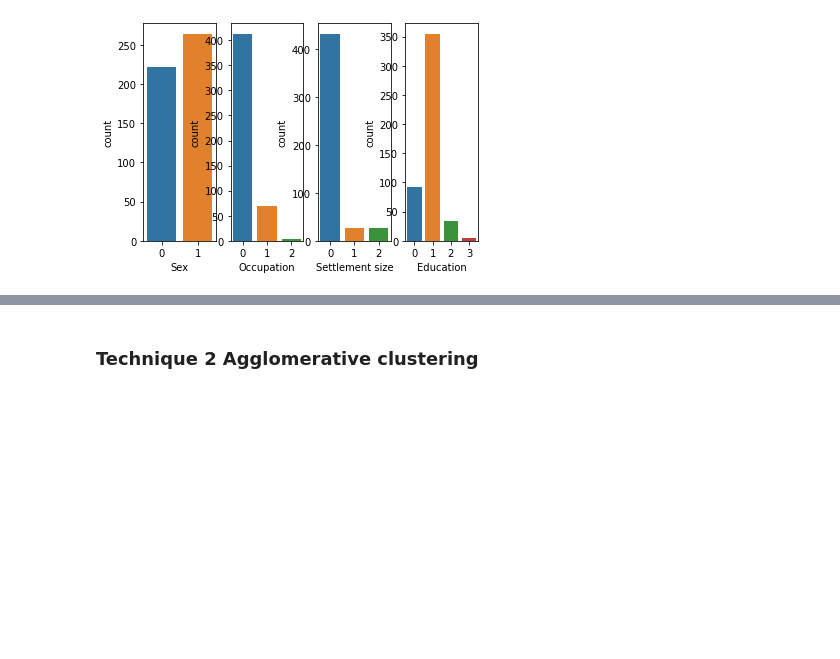
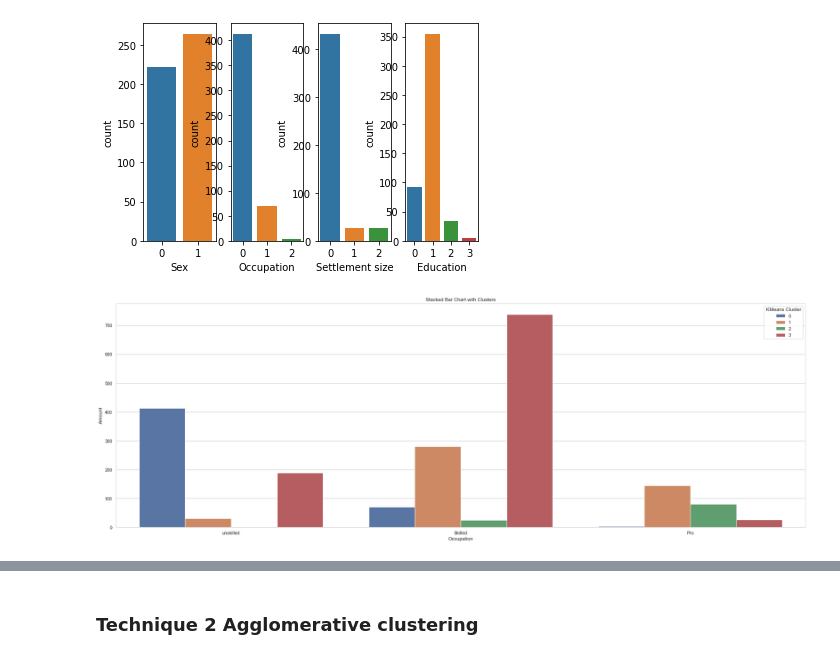
Before and after one commit to SamCairns/BUSA3020, a Jupyter notebook: Assignment3 (1)/Assignment3-S1-2023.ipynb, the cells around one changed output, grey strips where cells are left out. Cells and saved outputs as stored; diff of their text form; code cells hidden in the pictures; blank space fills up the shorter version.

```diff
--- a/Assignment3 (1)/Assignment3-S1-2023.ipynb
+++ b/Assignment3 (1)/Assignment3-S1-2023.ipynb
@@ -219,3 +219,18 @@ plt.show()
 # %% [output]
 <Figure size 1440x1440 with 0 Axes>
 [figure]
+# %%
+plt.figure(figsize = (30,10))
+group_occ = train.groupby(['Occupation', 'KMeans Cluster']).size().reset_index(name='Amount')
+
+sns.set(style='whitegrid')
+ax = sns.barplot(x='Occupation',y='Amount',hue = 'KMeans Cluster',data=group_occ)
+
+
+new_x_labels = ['unskilled', 'Skilled','Pro']
+ax.set_xticklabels(new_x_labels)
+
+plt.title("Stacked Bar Chart with Clusters")
+plt.show()
+# %% [output]
+[figure, added]
```
Also changed, not shown: parts of 6 cells of this notebook.
